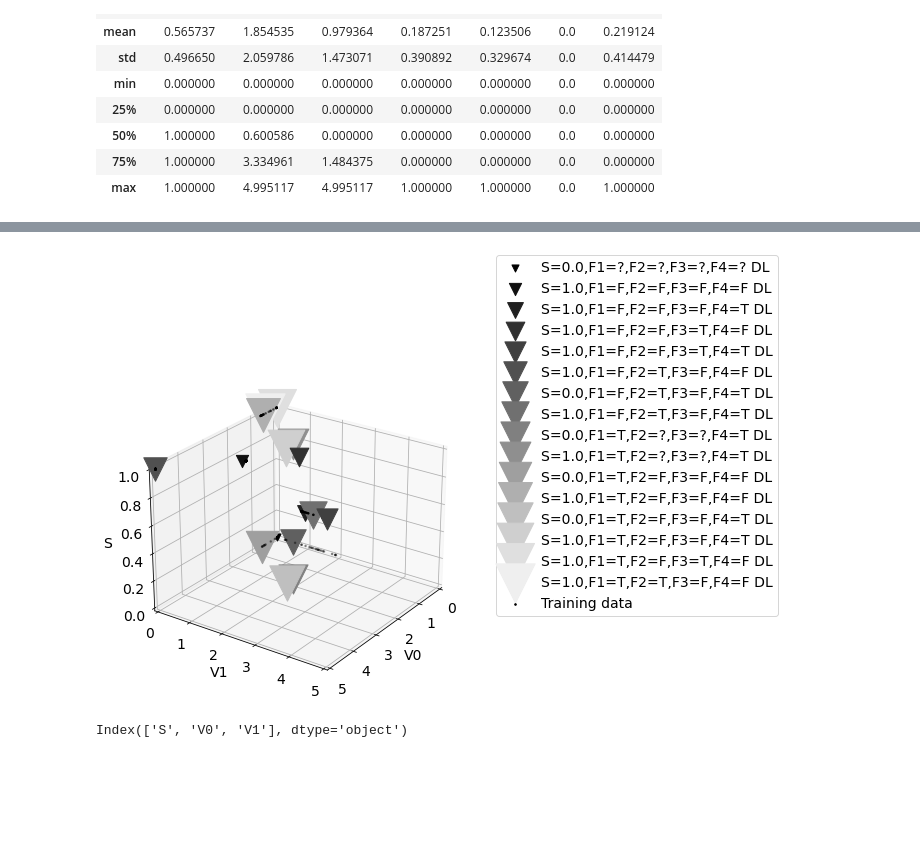
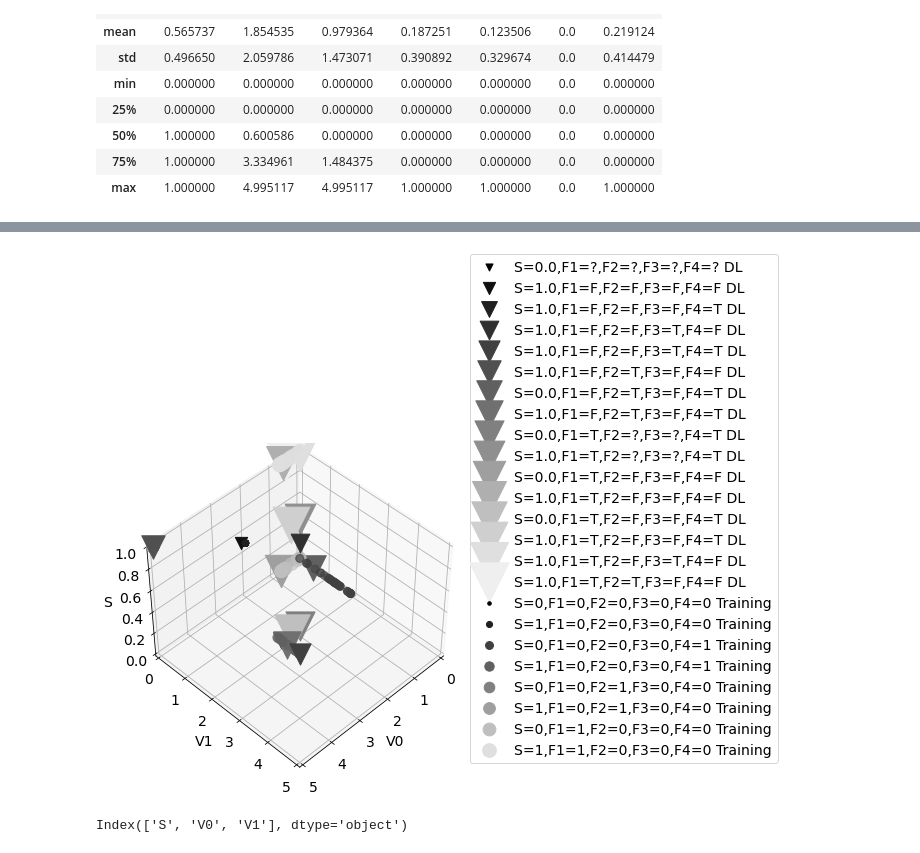
Before and after one commit to chrisrijsdijk/RAMS, a Jupyter notebook: notebook/Arduino_3Vars/Arduino_diagnostics_ensemble3VarsVal.ipynb, the cells around one changed output, grey strips where cells are left out. Saved outputs shown, nothing was run; the diff lists cells and outputs as text; code cells hidden in the pictures; blank space fills up the shorter version.

```diff
--- a/notebook/Arduino_3Vars/Arduino_diagnostics_ensemble3VarsVal.ipynb
+++ b/notebook/Arduino_3Vars/Arduino_diagnostics_ensemble3VarsVal.ipynb
@@ -135,15 +123,0 @@ def plottrainingdata(ax):
-# %%
-# Dump the plot
-
-fig = plt.figure(figsize = (6,6))
-plt.rcParams['font.size']=14
-ax = fig.add_subplot(1,1,1, projection='3d')
-
-plotdesignlabels(ax)
-plottrainingdata(ax)
-
-ax.set_xlabel('V0'), ax.set_ylabel('V1'),ax.set_zlabel('S')
-ax.set_xlim(0,5),    ax.set_ylim(0,5),   ax.set_zlim(0,1)
-ax.set_title('')
-ax.legend(loc='right', bbox_to_anchor=(2, 0.8))
-ax.view_init(elev=25, azim=35)#, roll=0)
@@ -176,20 +148,20 @@ def plottraininglabels(ax):
 # %%
 # Dump the plot
 
 fig = plt.figure(figsize = (6,6))
 plt.rcParams['font.size']=14
 ax = fig.add_subplot(1,1,1, projection='3d')
 
 plotdesignlabels(ax)
-plottrainingdata(ax)
+plottraininglabels(ax)
 
 ax.set_xlabel('V0'), ax.set_ylabel('V1'),ax.set_zlabel('S')
 ax.set_xlim(0,5),    ax.set_ylim(0,5),   ax.set_zlim(0,1)
 ax.set_title('')
 ax.legend(loc='right', bbox_to_anchor=(2, 0.8))
-ax.view_init(elev=25, azim=35)#, roll=0)
+ax.view_init(elev=45, azim=45)#, roll=0)
 # %% [output]
-[figure, old version]
+[figure, new version]
 # %%
 # make a dictionary that maps the dummies to T(rue) F(alse) strings
 
```
Also changed, not shown: parts of 2 cells of this notebook.
